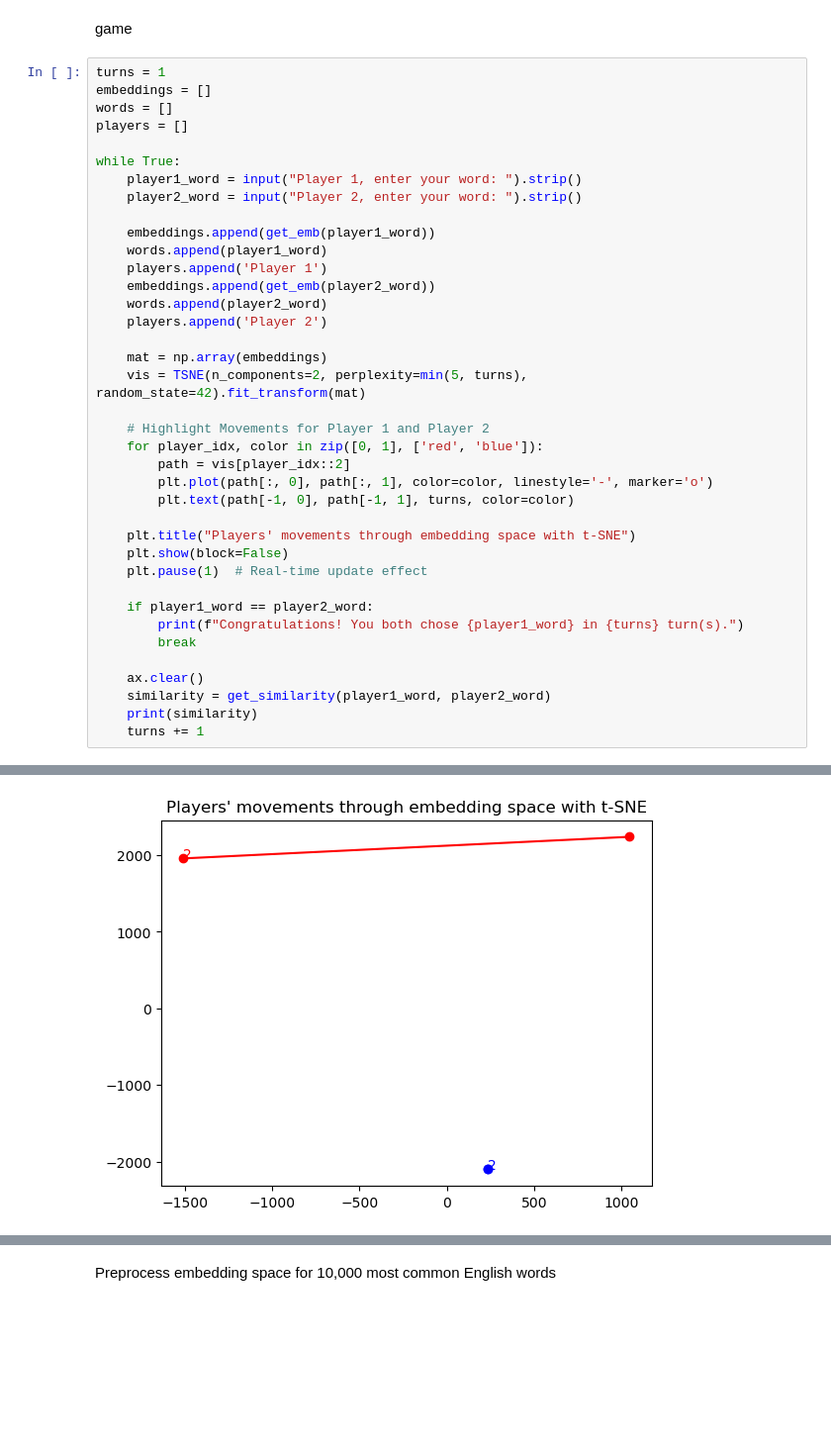
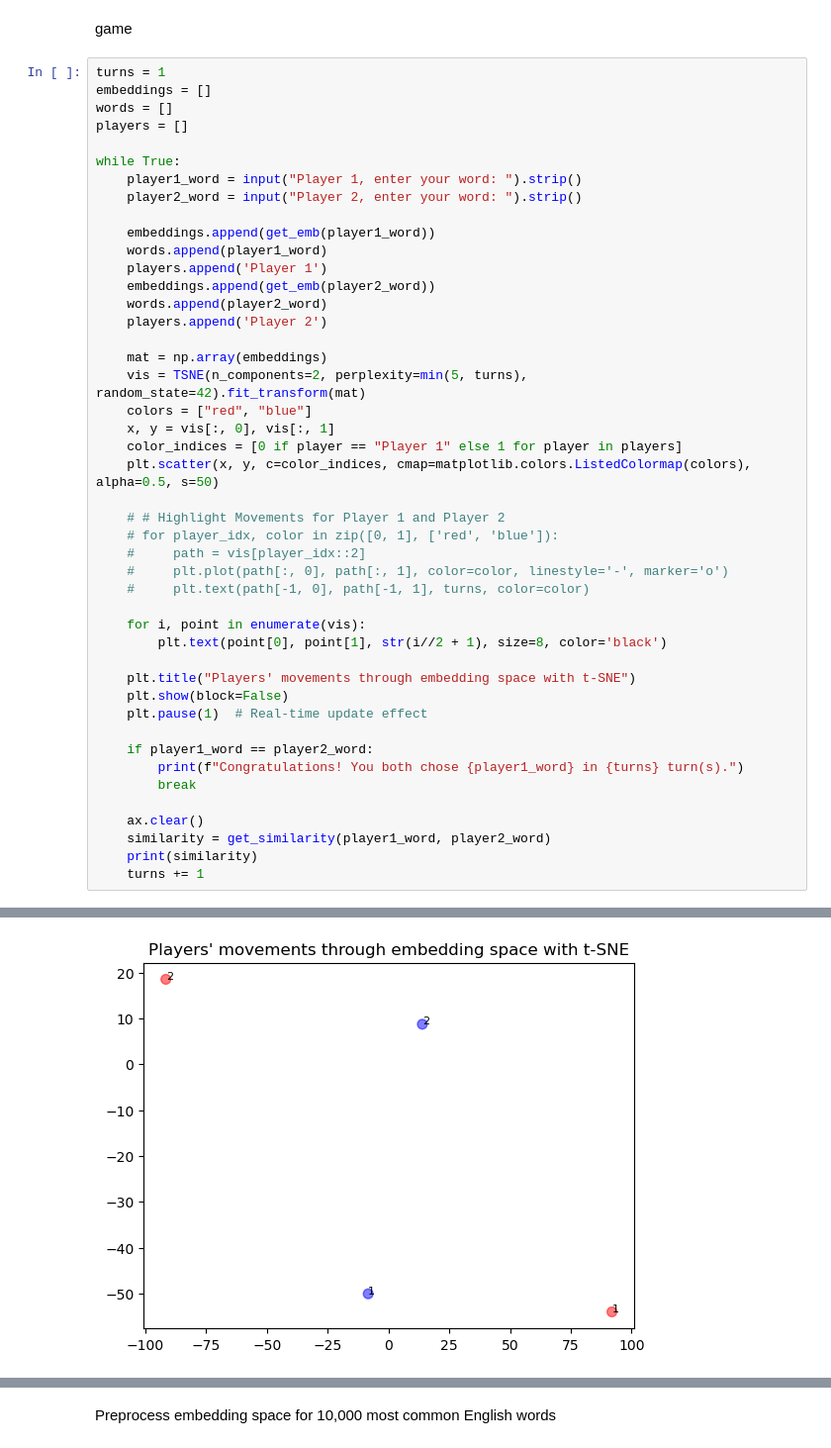
Before and after one commit to expofx/pairdle, a Jupyter notebook: pairdle.ipynb, the cells around one changed output, grey strips where cells are left out. Shown at 99% size. Drawn from its saved outputs; the diff is of its cells as text; blank space fills up the shorter version.

```diff
--- a/pairdle.ipynb
+++ b/pairdle.ipynb
@@ -58,12 +58,19 @@ while True:
 
     mat = np.array(embeddings)
     vis = TSNE(n_components=2, perplexity=min(5, turns), random_state=42).fit_transform(mat)
+    colors = ["red", "blue"]
+    x, y = vis[:, 0], vis[:, 1]
+    color_indices = [0 if player == "Player 1" else 1 for player in players]
+    plt.scatter(x, y, c=color_indices, cmap=matplotlib.colors.ListedColormap(colors), alpha=0.5, s=50)
 
-    # Highlight Movements for Player 1 and Player 2
-    for player_idx, color in zip([0, 1], ['red', 'blue']):
-        path = vis[player_idx::2]
-        plt.plot(path[:, 0], path[:, 1], color=color, linestyle='-', marker='o')
-        plt.text(path[-1, 0], path[-1, 1], turns, color=color)
+    # # Highlight Movements for Player 1 and Player 2
+    # for player_idx, color in zip([0, 1], ['red', 'blue']):
+    #     path = vis[player_idx::2]
+    #     plt.plot(path[:, 0], path[:, 1], color=color, linestyle='-', marker='o')
+    #     plt.text(path[-1, 0], path[-1, 1], turns, color=color)
+
+    for i, point in enumerate(vis):
+        plt.text(point[0], point[1], str(i//2 + 1), size=8, color='black')
 
     plt.title("Players' movements through embedding space with t-SNE")
     plt.show(block=False)
@@ -83 +90 @@ while True:
-[figure, old version]
+[figure, new version]
```
Also changed, not shown: parts of 4 cells of this notebook, 1 other file.
